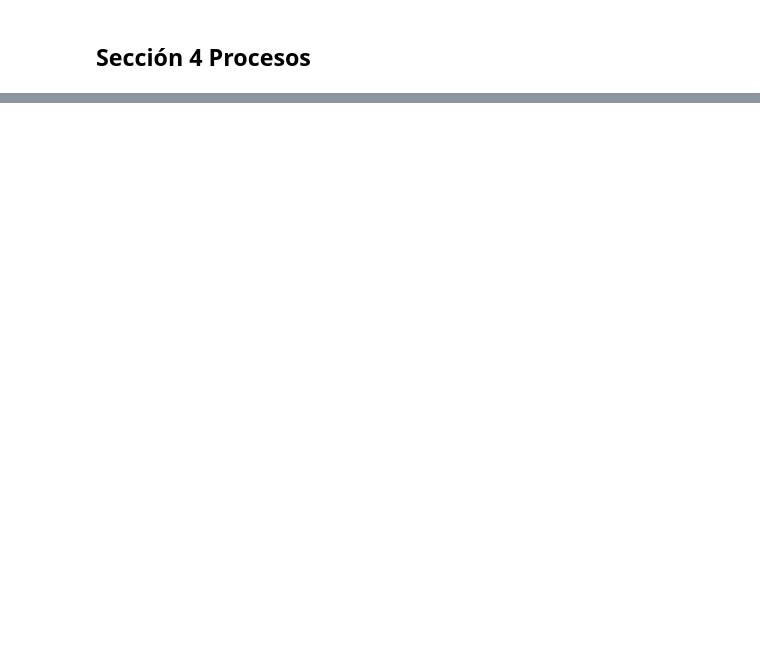
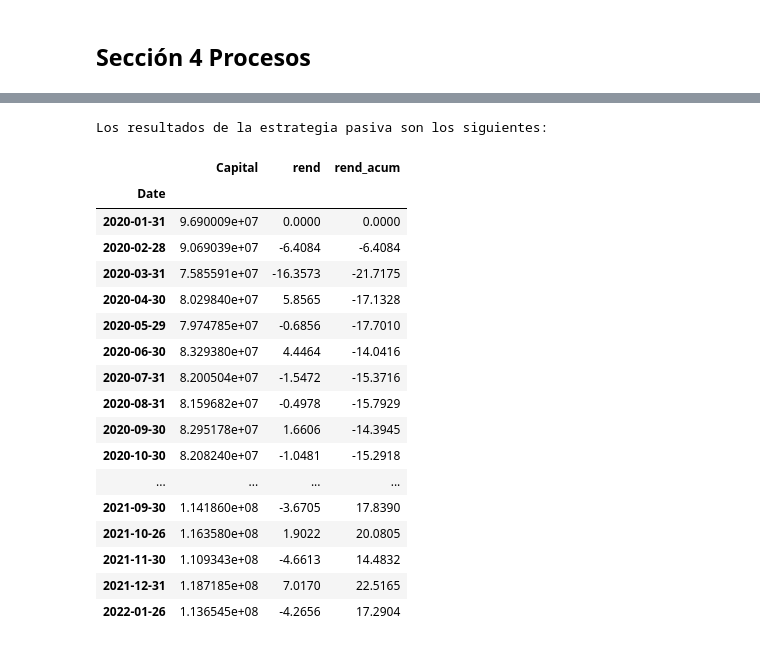
Before and after one commit to Palacios-F/LaboratorioN1, a Jupyter notebook: notebook.ipynb, the cells around one changed output, grey strips where cells are left out. Drawn from its saved outputs; the diff is of its cells as text; code cells hidden in the pictures; blank space fills up the shorter version.

```diff
--- a/notebook.ipynb
+++ b/notebook.ipynb
@@ -24,0 +112,27 @@ Describir, utilizando texto y  otros apoyos visuales como gráficas y diagramas,
+# %%
+results_pasive = fun.pasive(dt.data_M.loc[:,~dt.data_M.columns.isin(['KOFUBL.MX','BSMXB.MX'])],dt.list_weights[:-1],
+                            dt.cash, dt.capital)
+results_pasive = fun.tabla_rend(results_pasive)
+
+print("Los resultados de la estrategia pasiva son los siguientes: ")
+results_pasive
+# %% [output]
+Los resultados de la estrategia pasiva son los siguientes:
+|  | Capital | rend | rend_acum |
+| Date |  |  |  |
+| 2020-01-31 | 9.690009e+07 | 0.0000 | 0.0000 |
+| 2020-02-28 | 9.069039e+07 | -6.4084 | -6.4084 |
+| 2020-03-31 | 7.585591e+07 | -16.3573 | -21.7175 |
+| 2020-04-30 | 8.029840e+07 | 5.8565 | -17.1328 |
+| 2020-05-29 | 7.974785e+07 | -0.6856 | -17.7010 |
+| 2020-06-30 | 8.329380e+07 | 4.4464 | -14.0416 |
+| 2020-07-31 | 8.200504e+07 | -1.5472 | -15.3716 |
+| 2020-08-31 | 8.159682e+07 | -0.4978 | -15.7929 |
+| 2020-09-30 | 8.295178e+07 | 1.6606 | -14.3945 |
+| 2020-10-30 | 8.208240e+07 | -1.0481 | -15.2918 |
+| ... | ... | ... | ... |
+| 2021-09-30 | 1.141860e+08 | -3.6705 | 17.8390 |
+| 2021-10-26 | 1.163580e+08 | 1.9022 | 20.0805 |
+| 2021-11-30 | 1.109343e+08 | -4.6613 | 14.4832 |
+| 2021-12-31 | 1.187185e+08 | 7.0170 | 22.5165 |
+| 2022-01-26 | 1.136545e+08 | -4.2656 | 17.2904 |
```
Also changed, not shown: parts of 24 cells of this notebook, 3 other files.
